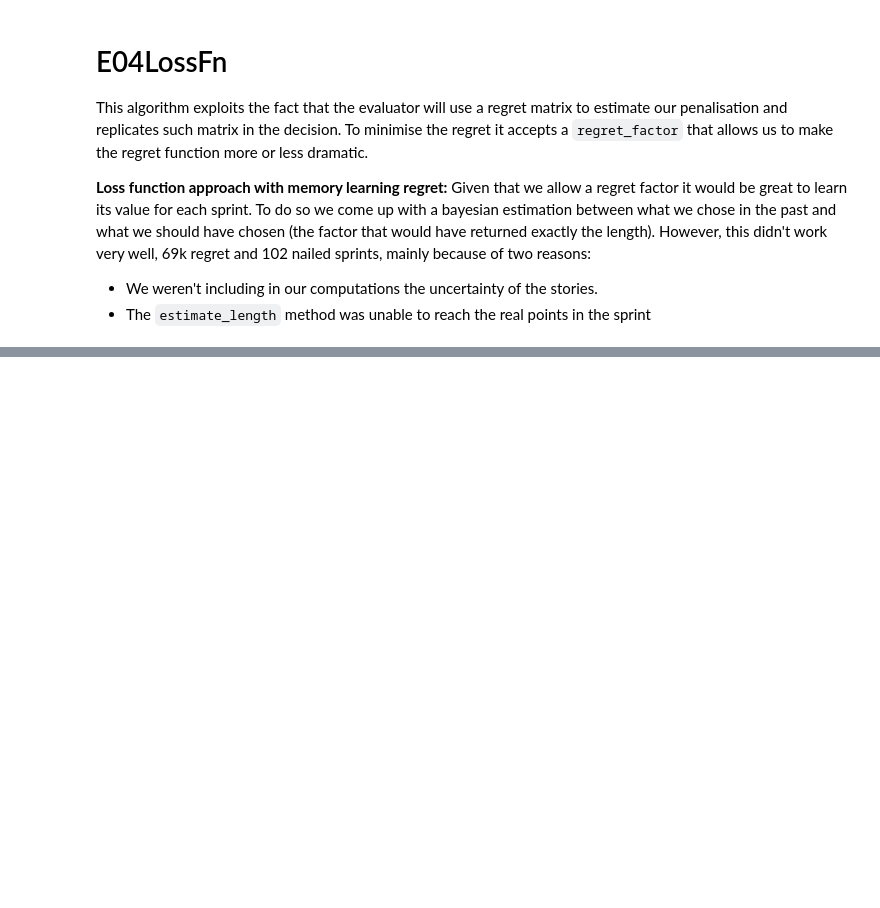
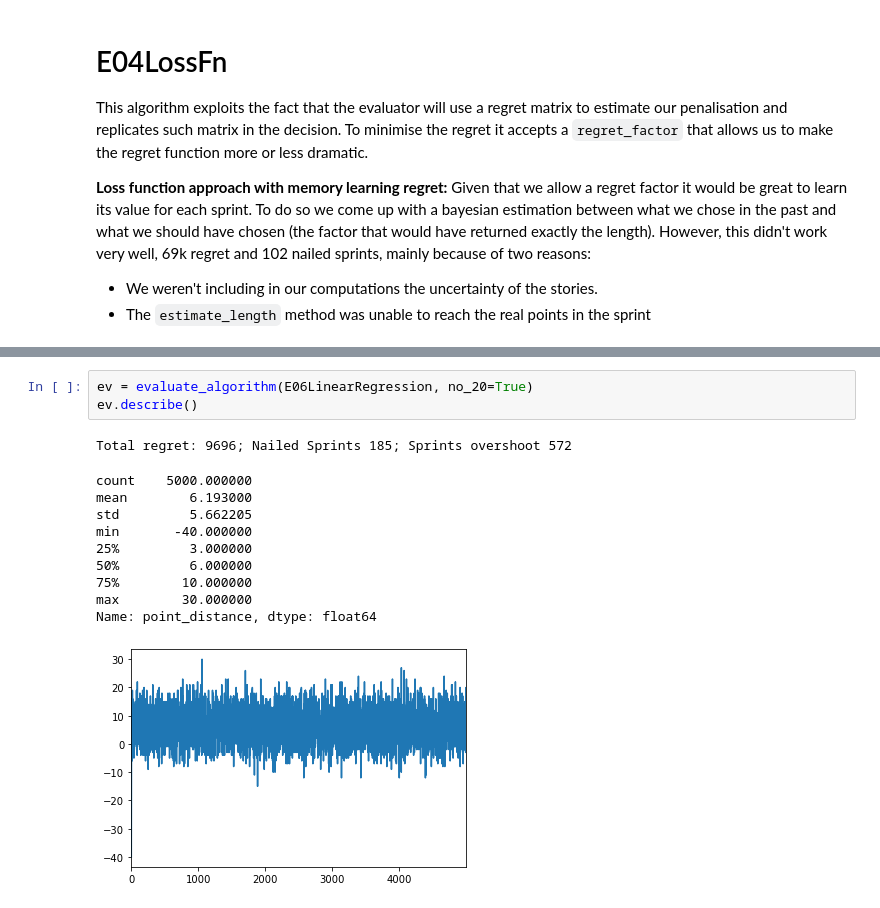
Before and after one commit to nablabits/agile-optimization, a Jupyter notebook: algorithm_outcomes_no_20.ipynb, the cells around one changed output, grey strips where cells are left out. Cells and saved outputs as stored; diff of their text form; blank space fills up the shorter version.

```diff
--- a/algorithm_outcomes_no_20.ipynb
+++ b/algorithm_outcomes_no_20.ipynb
@@ -167,0 +157,15 @@ Name: point_distance, dtype: float64
+# %%
+ev = evaluate_algorithm(E06LinearRegression, no_20=True)
+ev.describe()
+# %% [output]
+Total regret: 9696; Nailed Sprints 185; Sprints overshoot 572
+count    5000.000000
+mean        6.193000
+std         5.662205
+min       -40.000000
+25%         3.000000
+50%         6.000000
+75%        10.000000
+max        30.000000
+Name: point_distance, dtype: float64
+[figure, added]
```
Also changed, not shown: parts of 12 cells of this notebook, 6 other files.
